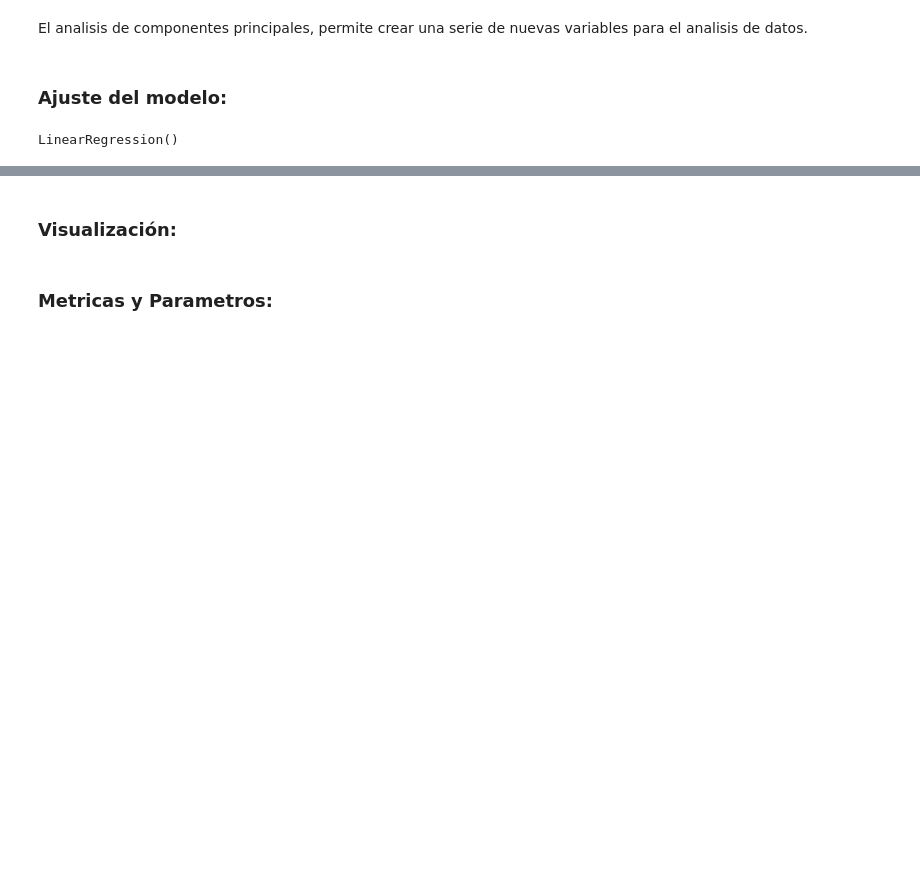
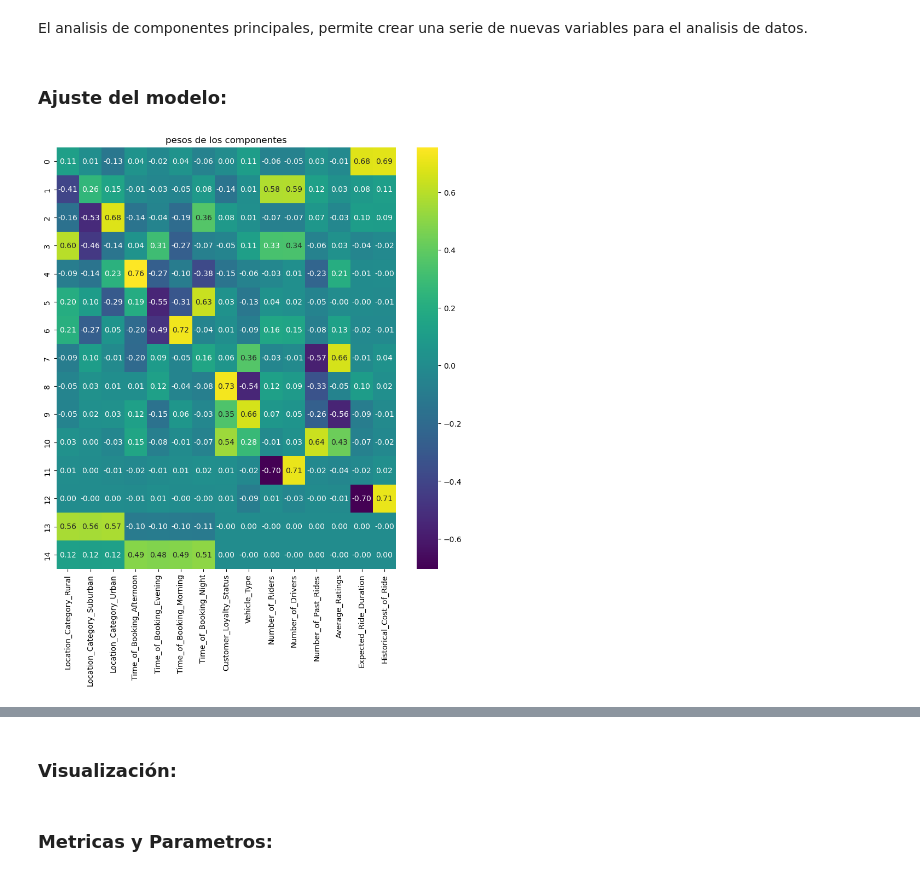
Before and after one commit to josejjgs1923/proyecto-analisis-calidad-aire-bogota, a Jupyter notebook: Tarea3_Juan_Jose_Garcia_G7.ipynb, the cells around one changed output, grey strips where cells are left out. Drawn from its saved outputs; the diff is of its cells as text; code cells hidden in the pictures; blank space fills up the shorter version.

```diff
--- a/Tarea3_Juan_Jose_Garcia_G7.ipynb
+++ b/Tarea3_Juan_Jose_Garcia_G7.ipynb
@@ -265,0 +298,27 @@ df_modelos = df_crudo.dropna()
+# %%
+# escalamiento y codificacion de las varialbles, por medio del uso de una pipeline
+
+# se usa la clase ColumnTransformer para juntar varias trasnformaciones juntas, y poder realizarlas en el las variables, como si fuera una sola unidad
+
+orden_ordinales = [["Regular", "Silver", "Gold"], ["Economy", "Premium"]]
+
+prep_categorico = ColumnTransformer([
+    ('nominal', OneHotEncoder(), [Categ.locacion.value, Categ.tiempo_viaje.value]),
+    ('ordinal', OrdinalEncoder(categories=orden_ordinales), [Categ.lealtad.value, Categ.vehiculo.value]),
+                         ],
+    remainder='passthrough')
+
+prep = Pipeline([
+    ("prep_categorico", prep_categorico),
+    ("estandar", StandardScaler())
+])
+
+
+proceso_pca = Pipeline([
+    ("preparacion", prep),
+    ("PCA", PCA())
+    ])
+# %%
+prep.fit(df_modelos)
+
+estandarizado = prep.transform(df_modelos)
@@ -269,11 +344,22 @@ df_modelos = df_crudo.dropna()
 El analisis de componentes principales, permite crear una serie de nuevas variables para el analisis de datos.
 # %% [markdown]
 ### Ajuste del modelo:
-# %%
-#se crea el objeto de regresión lineal
-modlin_viajes = LinearRegression()
-
-# el modelo usando los datos de entrenamiento
-modlin_viajes.fit(viajes_entre, y_entre_lin)
-# %% [output]
-LinearRegression()
+# %%
+#Ajustando los datos
+proceso_pca.fit(df_modelos)
+
+# inspeccionar modelo PCA
+modelo_pca= proceso_pca.named_steps["PCA"]
+
+# extraer los nombres de la caracteristicas. como se aplicaron trasnformaciones, las categoricas cambiaron de nombre, y las numericas se pasaron al final, es necesario extraerlas
+#para conocer exactamente el nombre y el orden
+caract_trans = tuple(
+    chain.from_iterable(
+        trans.get_feature_names_out() for trans in prep.named_steps["prep_categorico"].named_transformers_.values()
+    ))
+# %%
+componentes = pd.DataFrame(modelo_pca.components_, columns=caract_trans)
+# %%
+heatmap(componentes, "pesos de los componentes",  tamaño=(10,10), mapa="viridis")
+# %% [output]
+[figure, added]
```
Also changed, not shown: parts of 7 cells of this notebook.
